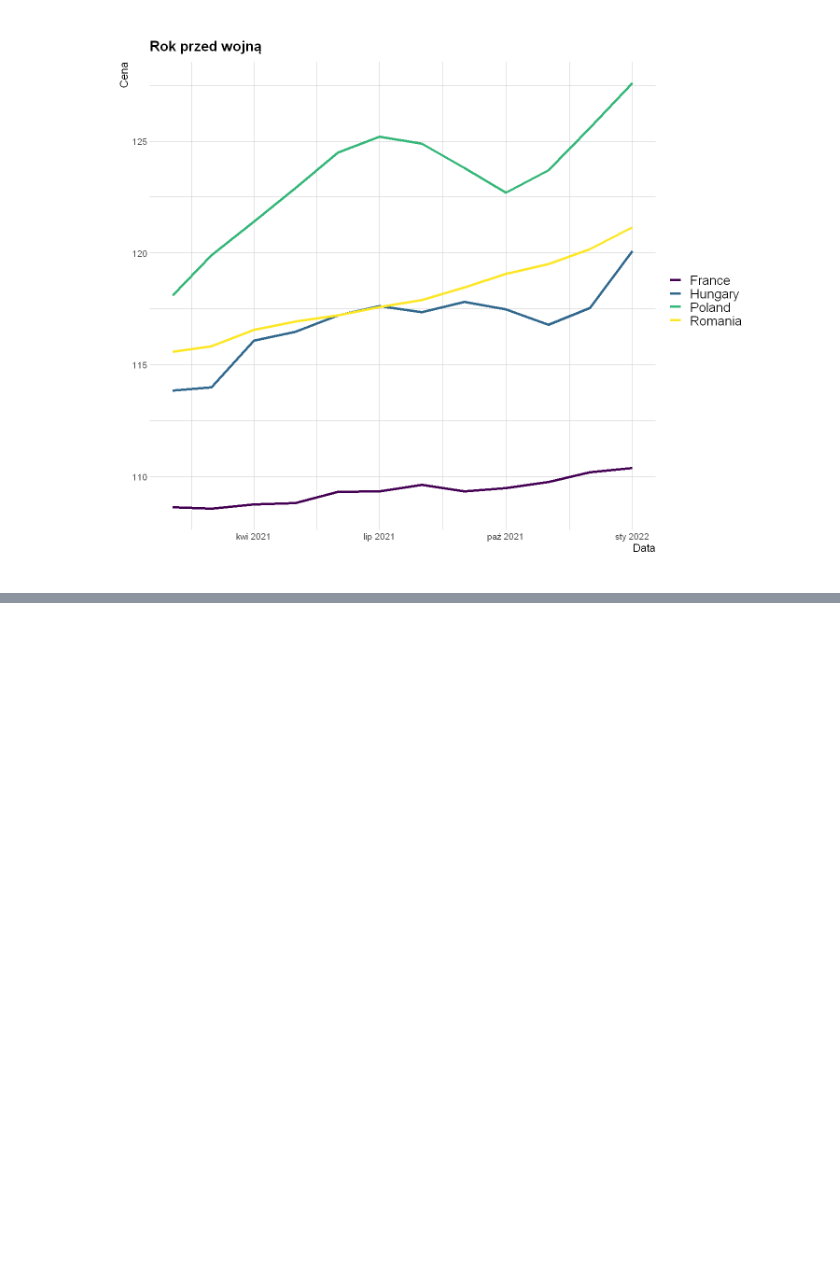
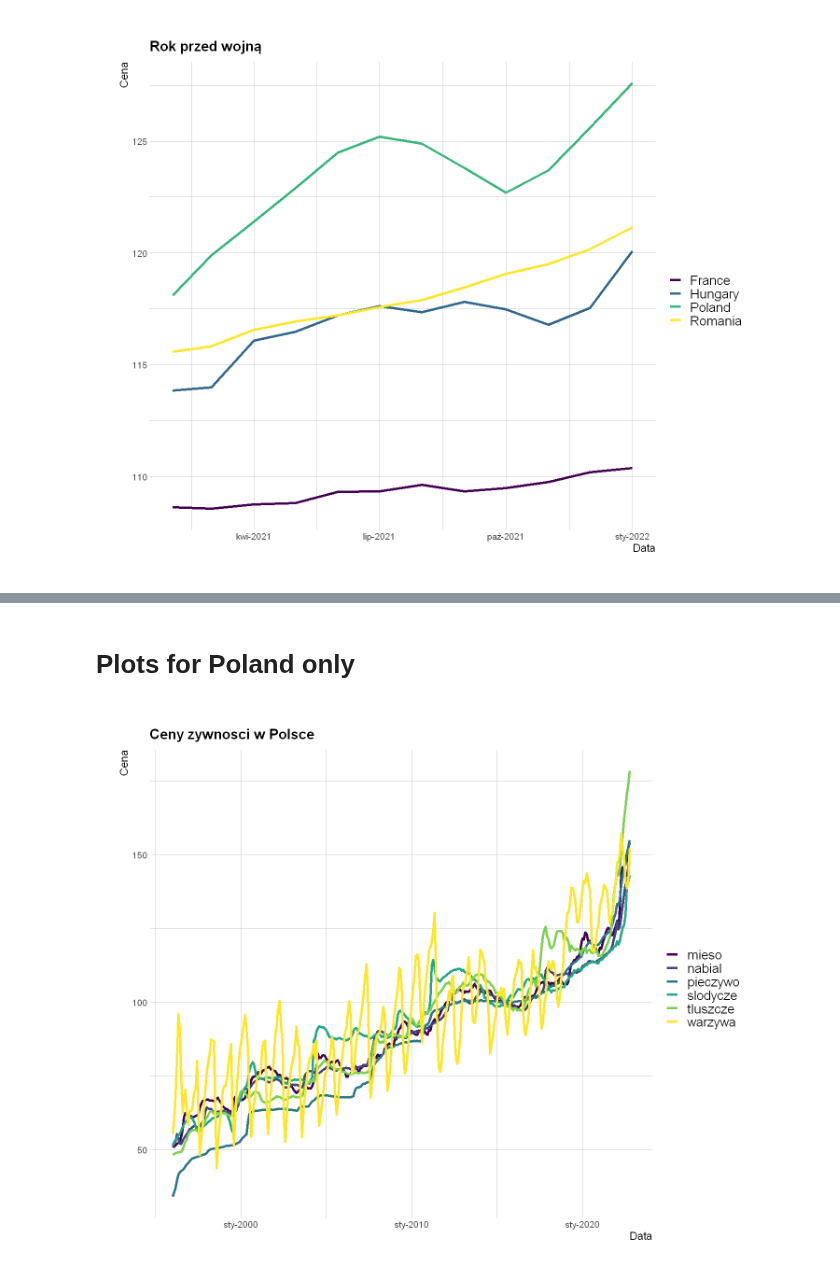
Before and after one commit to AdamixD/SAD_Projekt_1, a Jupyter notebook: Problem2.ipynb, the cells around one changed output, grey strips where cells are left out. Saved outputs shown, nothing was run; the diff lists cells and outputs as text; code cells hidden in the pictures; blank space fills up the shorter version.

Commit message:
remaining plots for Poland

```diff
--- a/Problem2.ipynb
+++ b/Problem2.ipynb
@@ -112,7 +112,7 @@ plot <- function(data, title, countries, types) {
         xlab("Data") + ylab("Cena") +
         ggtitle(title) +
         theme_ipsum() +
-        # scale_x_date(date_labels = "%b-%Y") +
+        scale_x_date(date_labels = "%b-%Y") +
         theme(
             legend.title = element_blank(),
             plot.title = element_text(size=18),
@@ -132,7 +132,7 @@ plot_for_country <- function(data, title, countries, types) {
         xlab("Data") + ylab("Cena") +
         ggtitle(title) +
         theme_ipsum() +
-        # scale_x_date(date_labels = "%b-%Y") +
+        scale_x_date(date_labels = "%b-%Y") +
         theme(
             legend.title = element_blank(),
             plot.title = element_text(size=18),
@@ -186,0 +187,9 @@ plot(war_data, "Tuż po inwazji na Ukrainę", countries, c('mieso'))
+# %% [markdown]
+# Plots for Poland only
+# %%
+# ('mieso', 'nabial', 'pieczywo', 'slodycze', 'tluszcze', 'warzywa')
+country = c('Poland')
+data_for_country = filter(picks_tidy, kraj %in% country)
+plot_for_country(data_for_country, "Ceny zywnosci w Polsce", country, c('mieso', 'nabial', 'pieczywo', 'slodycze', 'tluszcze', 'warzywa'))
+# %% [output]
+[figure, added]
```
Also changed, not shown: parts of 9 cells of this notebook.
